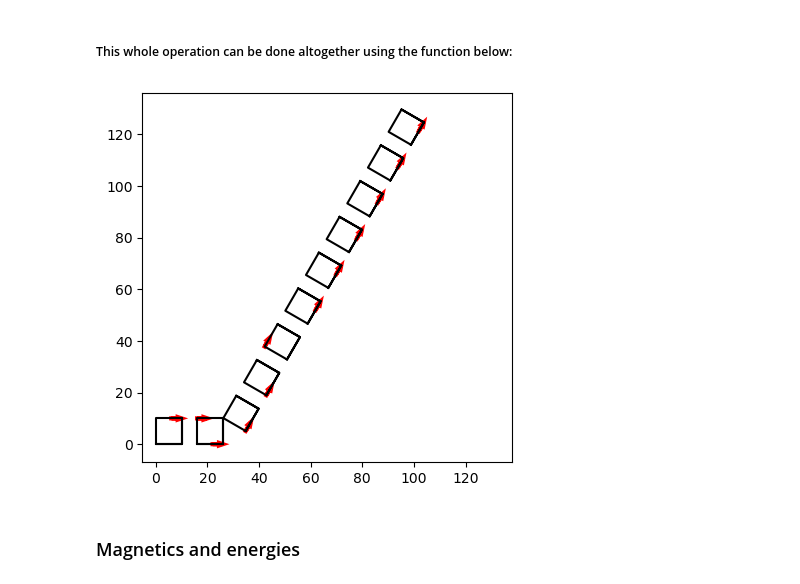
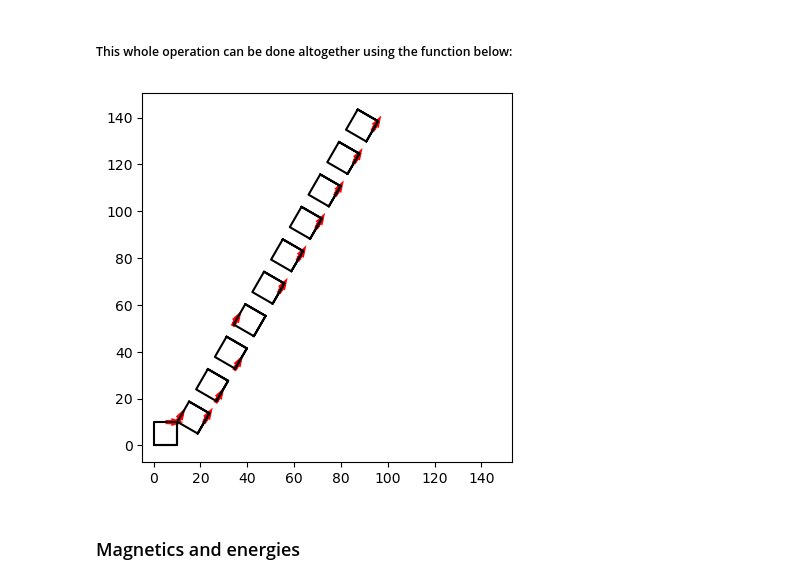
Before and after one commit to dymc9548/Magnetic-actuator-simulation, a Jupyter notebook: initial_Visualization.ipynb, the cells around one changed output. Drawn from its saved outputs; the diff is of its cells as text; code cells hidden in the pictures.

```diff
--- a/initial_Visualization.ipynb
+++ b/initial_Visualization.ipynb
@@ -63,12 +63,12 @@ vis.shapeplots(shape_arr_new, linelist, mag_vecs = patch_arr_new)
 # %% [markdown]
 ##### This whole operation can be done altogether using the function below:
 # %%
-hingechoice = 1
+hingechoice = 0
 angle = 60
 patch_arr_new, shape_arr_new, hinge_vec_new, hinge_loc_new = vis.rotate_once(patch_arr,shape_arr,linelist,hinge_vec,hingechoice, hinge_loc, angle, patch_num)
 vis.shapeplots(shape_arr_new, linelist, mag_vecs = patch_arr_new)
 # %% [output]
-[figure, old version]
+[figure, new version]
 # %% [markdown]
 ### Magnetics and energies
 # %%
```
Also changed, not shown: parts of 11 cells of this notebook, 1 other file.
